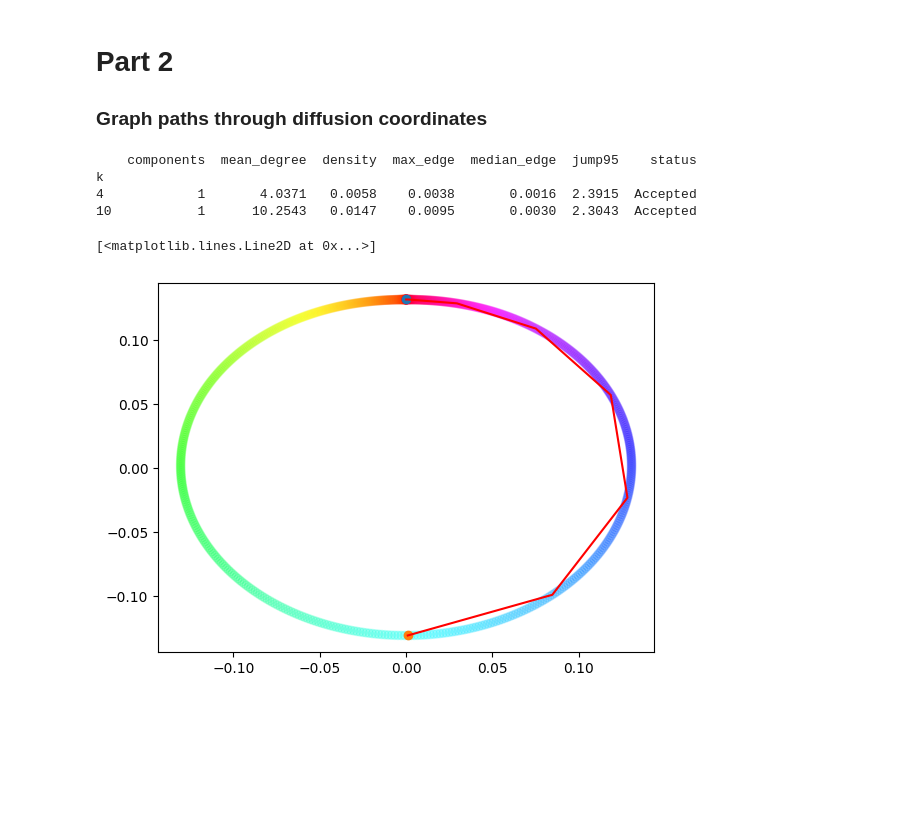
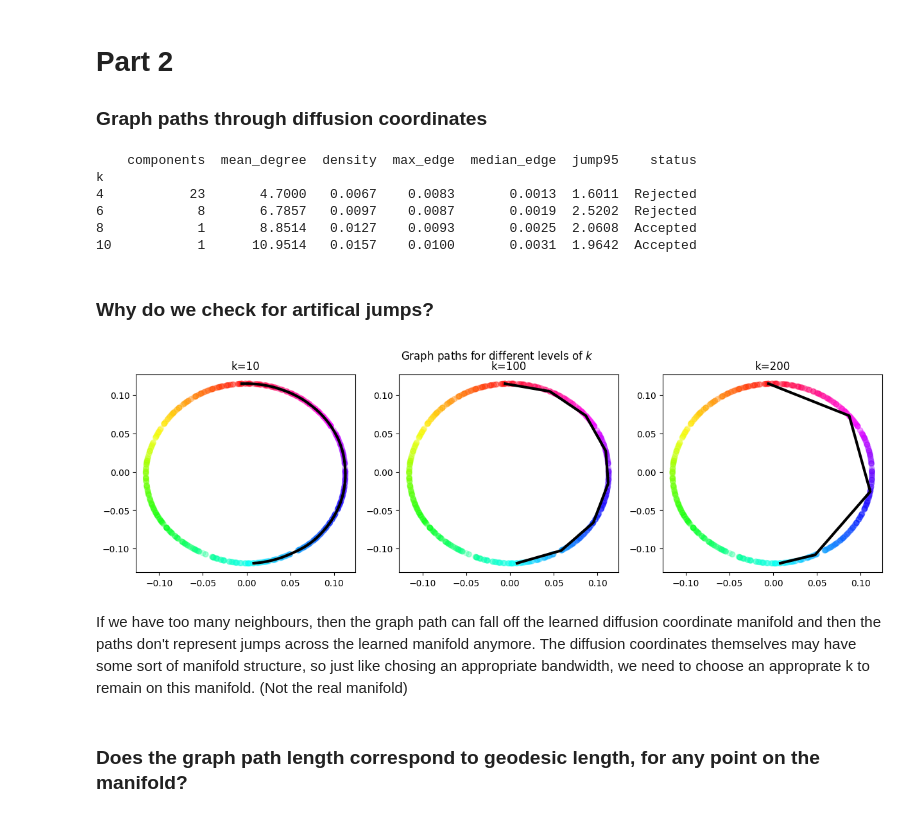
Before and after one commit to adamfowliee/JDKF_Starter, a Jupyter notebook: dissertation_brief/diffusion_toy_example.ipynb, the cells around one changed output. Saved outputs shown, nothing was run; the diff lists cells and outputs as text; code cells hidden in the pictures; blank space fills up the shorter version.

```diff
--- a/dissertation_brief/diffusion_toy_example.ipynb
+++ b/dissertation_brief/diffusion_toy_example.ipynb
@@ -369,28 +410,41 @@ def knn_graph_checks(Psi, k, sample_skip=50, jump_thresh=8.0):
                 max_edge=A_dist_sym.data.max(), median_edge=np.median(A_dist_sym.data),
                 jump95=jr95, status="Accepted" if accept else "Rejected")
 
-rows = [knn_graph_checks(Psi, k) for k in [4, 10]]
+rows = [knn_graph_checks(Psi, k) for k in [4, 6, 8, 10]]
 graph_df = pd.DataFrame(rows).set_index("k")
 print(graph_df.round(4).to_string())
 h_dens, med_Dsq, (rho, V, scale) = density_and_bandwidth(Psi)
-
-A_dist = kneighbors_graph(Psi, n_neighbors=10, mode="distance", include_self=False)
-A_dist_sym = A_dist.maximum(A_dist.T)
 # %% [output]
     components  mean_degree  density  max_edge  median_edge  jump95    status
 k
-4            1       4.0371   0.0058    0.0038       0.0016  2.3915  Accepted
-10           1      10.2543   0.0147    0.0095       0.0030  2.3043  Accepted
+4           23       4.7000   0.0067    0.0083       0.0013  1.6011  Rejected
+6            8       6.7857   0.0097    0.0087       0.0019  2.5202  Rejected
+8            1       8.8514   0.0127    0.0093       0.0025  2.0608  Accepted
+10           1      10.9514   0.0157    0.0100       0.0031  1.9642  Accepted
+# %% [markdown]
+### Why do we check for artifical jumps?
 # %%
+fig, ax = plt.subplots(1, 3, figsize=(15, 4))
 
-idx_start = 0
-idx_end = 350
-idx_graph = graph_path(A_dist_sym, beta=0, V=V, start=idx_start, end=idx_end)
+for i, k in enumerate([10, 100, 200]):
+    A_dist_k = kneighbors_graph(Psi, n_neighbors=k, mode="distance", include_self=False)
+    A_dist_sym_k = A_dist_k.maximum(A_dist_k.T)
+    idx_start = 0
+    idx_end = 355
+    idx_graph = graph_path(A_dist_sym_k, beta=0, V=V, start=idx_start, end=idx_end)
 
-plt.scatter(Psi[:, 0], Psi[:, 1], alpha=0.2, c=indices, cmap='hsv')
-plt.scatter(Psi[idx_start, 0], Psi[idx_start, 1])
-plt.scatter(Psi[idx_end, 0], Psi[idx_end, 1])
-plt.plot(Psi[idx_graph, 0], Psi[idx_graph, 1], color="r")
+
+    ax[i].scatter(Psi[:, 0], Psi[:, 1], alpha=0.2, c=indices, cmap='hsv')
+    ax[i].scatter(Psi[idx_start, 0], Psi[idx_start, 1], label="start", s=4)
+    ax[i].scatter(Psi[idx_end, 0], Psi[idx_end, 1], label="end", s=4)
+    ax[i].plot(Psi[idx_graph, 0], Psi[idx_graph, 1], color="k", lw=3)
+    ax[i].set_title(f'{k=}')
+
+fig.suptitle("Graph paths for different levels of $k$")
+plt.show()
 # %% [output]
-[<matplotlib.lines.Line2D at 0x...>]
-[figure, old version]
+[figure, new version]
+# %% [markdown]
+If we have too many neighbours, then the graph path can fall off the learned diffusion coordinate manifold and then the paths don't represent jumps across the learned manifold anymore. The diffusion coordinates themselves may have some sort of manifold structure, so just like chosing an appropriate bandwidth, we need to choose an approprate k to remain on this manifold. (Not the real manifold)
+# %% [markdown]
+### Does the graph path length correspond to geodesic length, for any point on the manifold?
```
Also changed, not shown: parts of 23 cells of this notebook, 21 other files.
